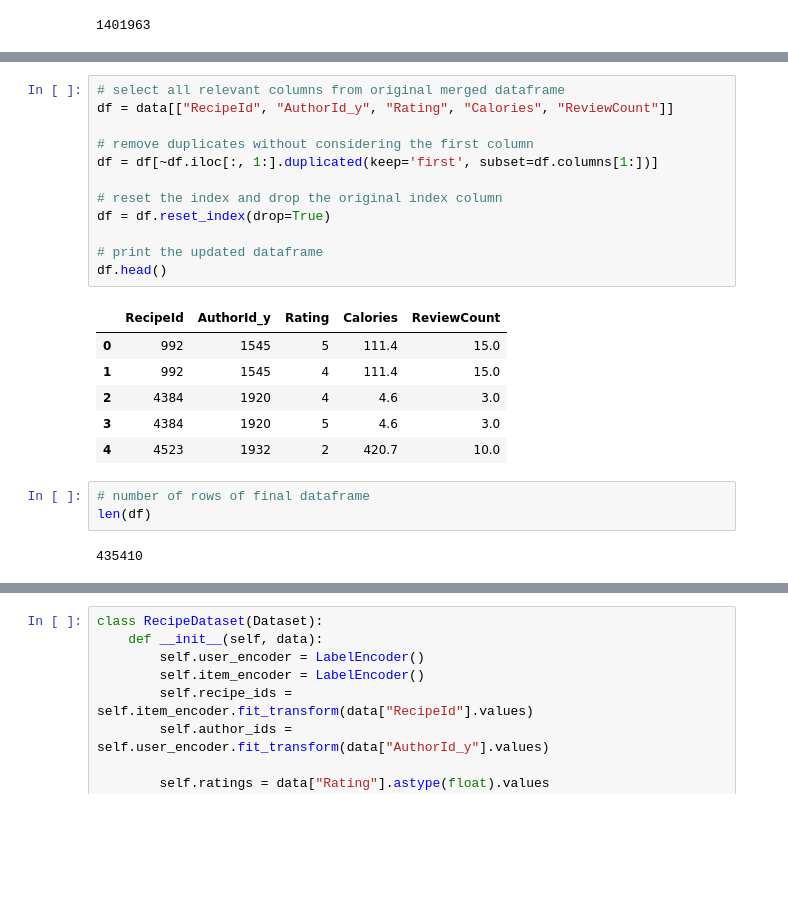
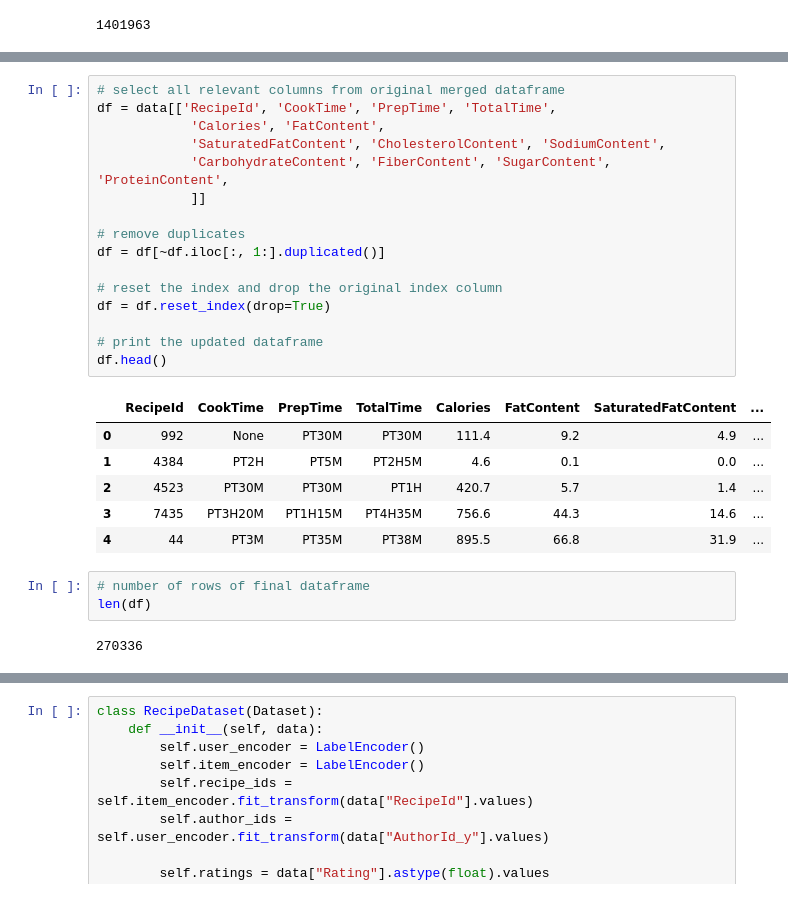
Before and after one commit to szheng3/540-recommendation, a Jupyter notebook: notebooks/recommendation.ipynb, the cells around one changed output, grey strips where cells are left out. Saved outputs shown, nothing was run; the diff lists cells and outputs as text; blank space fills up the shorter version.

```diff
--- a/notebooks/recommendation.ipynb
+++ b/notebooks/recommendation.ipynb
@@ -67,24 +100,28 @@ alikeRecipe = {}
 # %%
 # select all relevant columns from original merged dataframe
-df = data[["RecipeId", "AuthorId_y", "Rating", "Calories", "ReviewCount"]]
+df = data[['RecipeId', 'CookTime', 'PrepTime', 'TotalTime',
+            'Calories', 'FatContent',
+            'SaturatedFatContent', 'CholesterolContent', 'SodiumContent',
+            'CarbohydrateContent', 'FiberContent', 'SugarContent', 'ProteinContent',
+            ]]
 
-# remove duplicates without considering the first column
-df = df[~df.iloc[:, 1:].duplicated(keep='first', subset=df.columns[1:])]
+# remove duplicates
+df = df[~df.iloc[:, 1:].duplicated()]
 
 # reset the index and drop the original index column
 df = df.reset_index(drop=True)
 
 # print the updated dataframe
 df.head()
 # %% [output]
-|  | RecipeId | AuthorId_y | Rating | Calories | ReviewCount |
-| 0 | 992 | 1545 | 5 | 111.4 | 15.0 |
-| 1 | 992 | 1545 | 4 | 111.4 | 15.0 |
-| 2 | 4384 | 1920 | 4 | 4.6 | 3.0 |
-| 3 | 4384 | 1920 | 5 | 4.6 | 3.0 |
-| 4 | 4523 | 1932 | 2 | 420.7 | 10.0 |
+|  | RecipeId | CookTime | PrepTime | TotalTime | Calories | FatContent | SaturatedFatContent | ... |
+| 0 | 992 | None | PT30M | PT30M | 111.4 | 9.2 | 4.9 | ... |
+| 1 | 4384 | PT2H | PT5M | PT2H5M | 4.6 | 0.1 | 0.0 | ... |
+| 2 | 4523 | PT30M | PT30M | PT1H | 420.7 | 5.7 | 1.4 | ... |
+| 3 | 7435 | PT3H20M | PT1H15M | PT4H35M | 756.6 | 44.3 | 14.6 | ... |
+| 4 | 44 | PT3M | PT35M | PT38M | 895.5 | 66.8 | 31.9 | ... |
 # %%
 # number of rows of final dataframe
 len(df)
 # %% [output]
-435410
+270336
```
Also changed, not shown: parts of 10 cells of this notebook.
